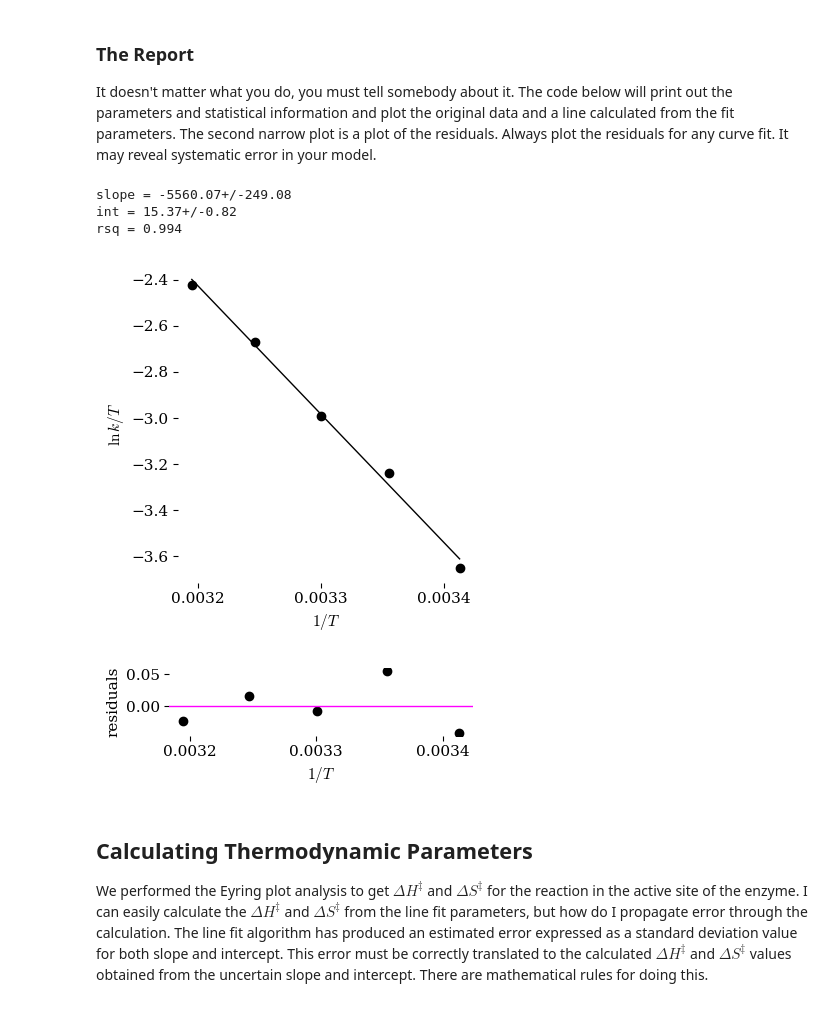
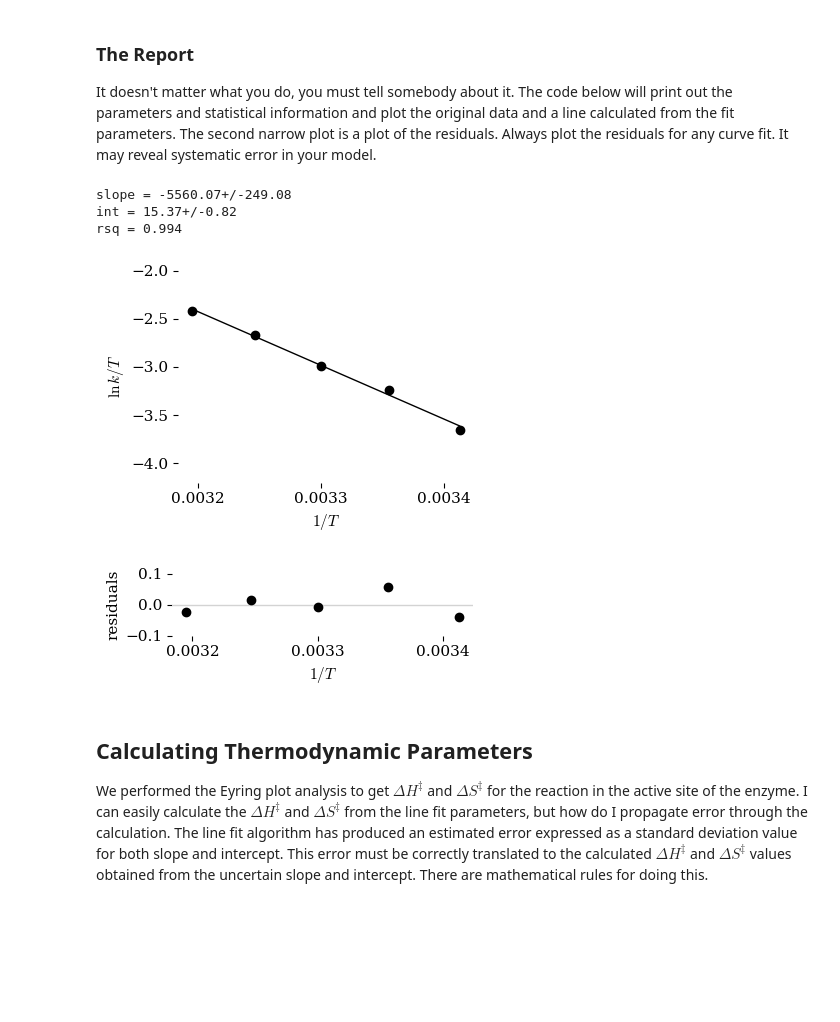
Before and after one commit to blinkletter/PythonPresentation, a Jupyter notebook: 03A-Eyring_Exercises_1_simple.ipynb, the cells around one changed output. Saved outputs shown, nothing was run; the diff lists cells and outputs as text; code cells hidden in the pictures; blank space fills up the shorter version.

```diff
--- a/03A-Eyring_Exercises_1_simple.ipynb
+++ b/03A-Eyring_Exercises_1_simple.ipynb
@@ -31,6 +31,8 @@ from uncertainties import unumpy as unp  # a replacement for numpy that uses
 #location_styles = "styles/"     ## Use github locations for Colab
 location_data = "https://raw.githubusercontent.com/blinkletter/PythonPresentation/main/data/"
 location_styles = "https://raw.githubusercontent.com/blinkletter/PythonPresentation/main/styles/"
+
+size = (4,3)    # size of plots
 # %% [output]
 mkdir: plots: File exists
 Requirement already satisfied: uncertainties in /Users/blink/psi4conda/lib/python3.11/site-packages (3.2.1)
@@ -74,38 +76,43 @@ rsq = fit.rvalue ** 2
 
 ### print a report using the variables
 print(f"slope = {slope:0.2f}+/-{slope_stderr:0.2f}")
 print(f"int = {intercept:0.2f}+/-{int_stderr:0.2f}")
 print(f"rsq = {rsq:0.3f}")
 best_fit_y = slope * x + intercept   # calculate y-values using fit parameters
 
 ### Plot data and line-fit
 plt.rcdefaults()
 plt.style.use(location_styles + "tufte.mplstyle")
+plt.figure(figsize=size)
 
 plt.plot(x,y,"ko")                    # plot data with black circle
 plt.plot(x,best_fit_y,"k-")           # plot fit line with black line
 plt.xticks([0.0032,0.0033,0.0034])    # there were too many x labels
+plt.ylim(-4.2,-2.0)
 
 plt.xlabel(r"${1/T}$")
 plt.ylabel(r"$\ln{k/T}$")
+plt.savefig("plots/3A-00.pdf")
 plt.show()                            # show plot (and clear)
 
 ### Plot the residuals
 residuals = y - best_fit_y            # difference between data and line-fit
-plt.figure().set_figheight(1.5)       # set plot height to 1 inch
+plt.figure(figsize=size).set_figheight(1.5)       # set plot height to 1 inch
+plt.axhline(0, color='lightgray')       # plot a horizontal line
 plt.plot(x,residuals,"ko")
-plt.axhline(0, color='magenta')       # plot a horizontal line
 plt.xticks([0.0032,0.0033,0.0034])    # there were too many x labels
-
+plt.ylim(-.1,.1)
 plt.xlabel(r"${1/T}$")
 plt.ylabel(r"residuals")
+
+plt.savefig("plots/3A-01.pdf")
 plt.show()
 # %% [output]
 slope = -5560.07+/-249.08
 int = 15.37+/-0.82
 rsq = 0.994
-[figure, old version]
+[figure, new version]
-[figure, old version]
+[figure, new version]
 # %% [markdown]
 ## Calculating Thermodynamic Parameters
 
```
Also changed, not shown: parts of 9 cells of this notebook, 59 other files.
